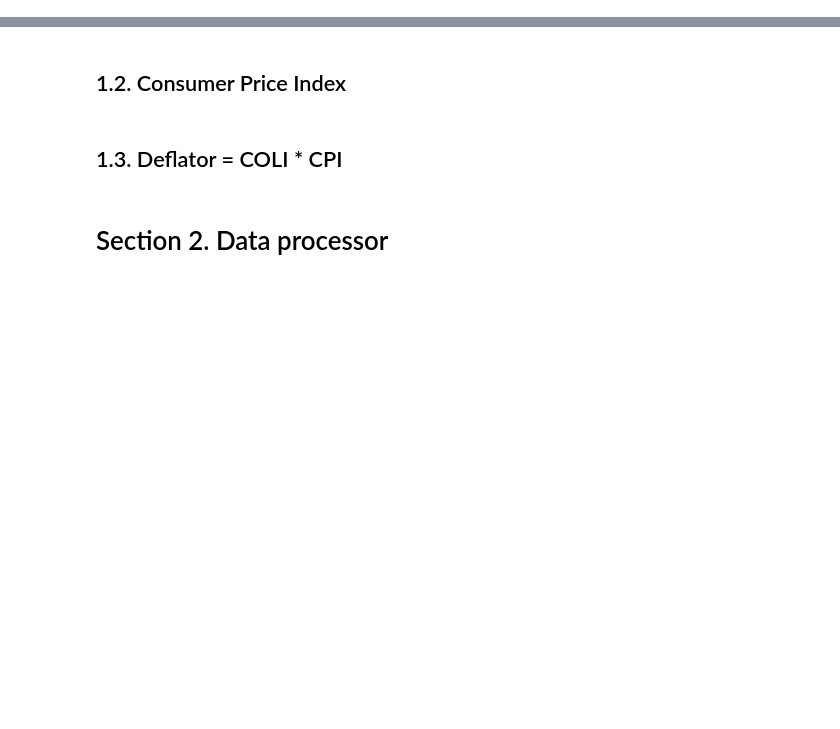
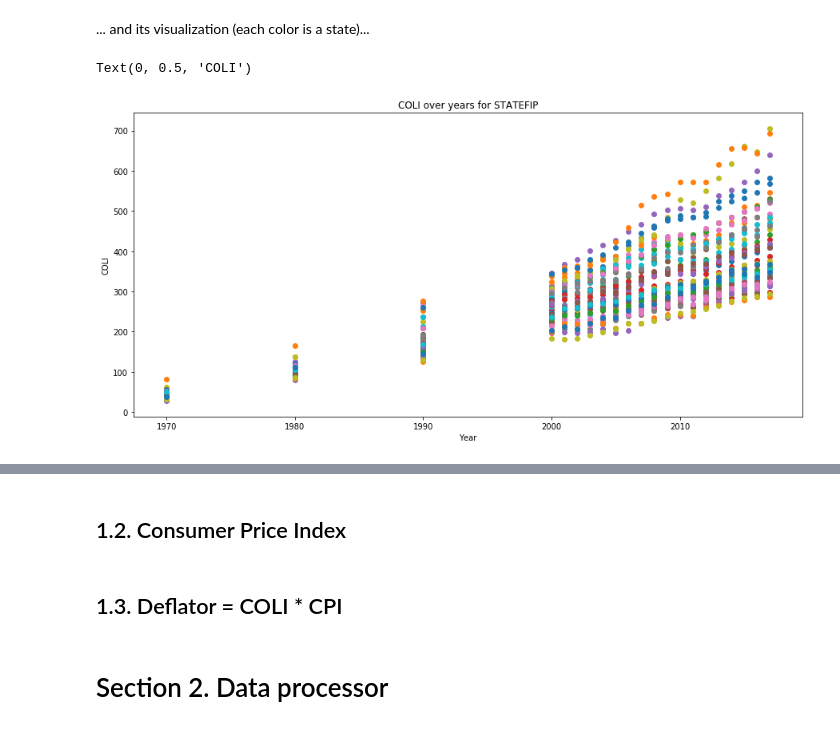
Before and after one commit to sangttruong/incomevis, a Jupyter notebook: main.ipynb, the cells around one changed output, grey strips where cells are left out. Cells and saved outputs as stored; diff of their text form; code cells hidden in the pictures; blank space fills up the shorter version.

```diff
--- a/main.ipynb
+++ b/main.ipynb
@@ -230,0 +80,11 @@ avgCOLI = avgCOLI.rename(columns = {0: "AVG_COLI"})
+# %%
+# Generate constants for computing COLI
+stateList = [1, 2, 4, 5, 6, 8, 9, 10, 11, 12, 13, 15, 16, 17, 18, 19, 20, 21,
+             22, 23, 24, 25, 26, 27, 28, 29, 30, 31, 32, 33, 34, 35, 36, 37,
+             38, 39, 40, 41, 42, 44, 45, 46, 47, 48, 49, 50, 51, 53, 54, 55,56]
+
+yearList = [1970, 1980, 1990, 2000, 2001, 2002, 2003, 2004, 2005, 2006,
+            2007, 2008, 2009, 2010, 2011, 2012, 2013, 2014, 2015, 2016, 2017]
+
+predList = [1978, 1979, 1981, 1982, 1983, 1984, 1985, 1986, 1987, 1988, 1989,
+            1991, 1992, 1993, 1994, 1995, 1996, 1997, 1998, 1999, 2018]
@@ -230,0 +172,10 @@ avgCOLI = avgCOLI.rename(columns = {0: "AVG_COLI"})
+# %%
+# Iterate through each year in yearList
+for y in yearList:
+  # Extract housing data for each year
+  year_housing = raw_housing[raw_housing.YEAR == y]
+  # Compute the median gross rent for each state
+  COLI[y] = year_housing.groupby(year_housing['STATEFIP'])['RENTGRS'].median()
+
+# Compute COLI
+COLI = 0.44*COLI + 0.56
@@ -230,0 +192,13 @@ avgCOLI = avgCOLI.rename(columns = {0: "AVG_COLI"})
+# %% [markdown]
+... and its visualization (each color is a state)...
+# %%
+plt.figure(figsize=(15,7))
+for i in stateList:
+  x = plt.scatter(yearList, COLI.loc[i])
+
+plt.title('COLI over years for STATEFIP')
+plt.xlabel('Year')
+plt.ylabel('COLI')
+# %% [output]
+Text(0, 0.5, 'COLI')
+[figure, added]
```
Also changed, not shown: parts of 58 cells of this notebook.
